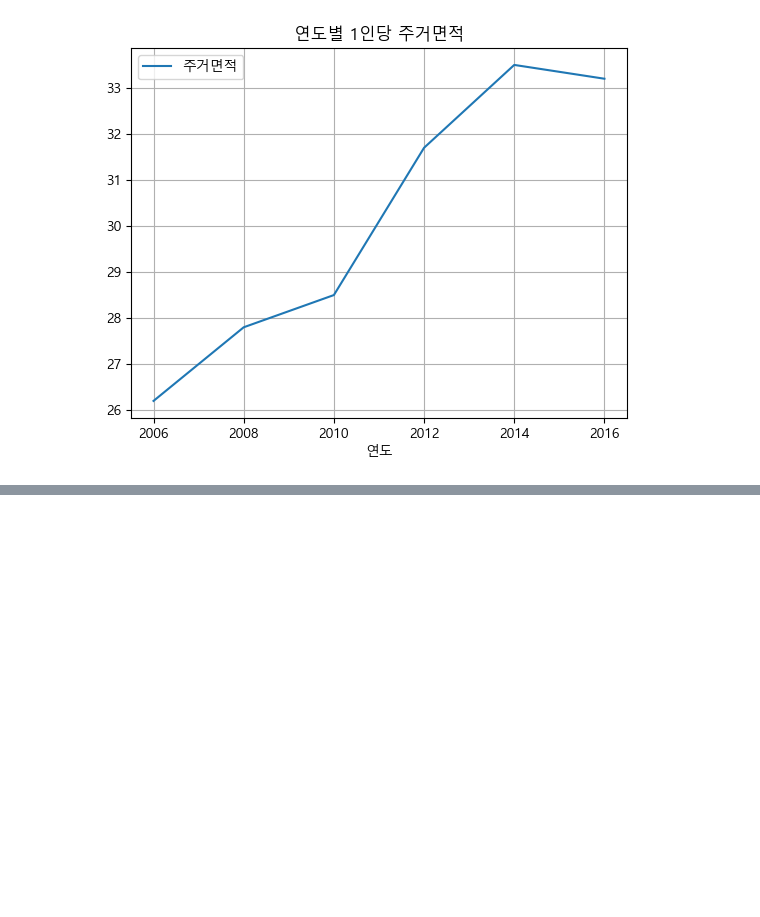
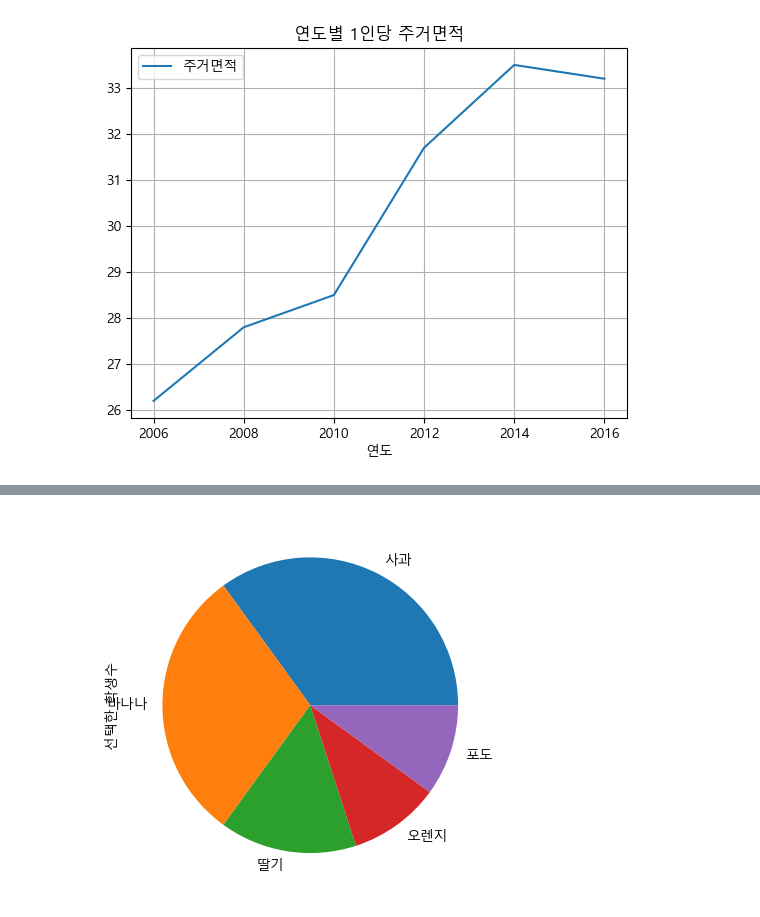
Before and after one commit to kainen0908/jupyterNootebookEx, a Jupyter notebook: ex3.ipynb, the cells around one changed output, grey strips where cells are left out. Saved outputs shown, nothing was run; the diff lists cells and outputs as text; code cells hidden in the pictures; blank space fills up the shorter version.

```diff
--- a/ex3.ipynb
+++ b/ex3.ipynb
@@ -460,0 +525,5 @@ plt.show()
+# %%
+df_fruit.plot.pie()
+plt.show()
+# %% [output]
+[figure, added]
```
Also changed, not shown: parts of 8 cells of this notebook, 30 other files.
